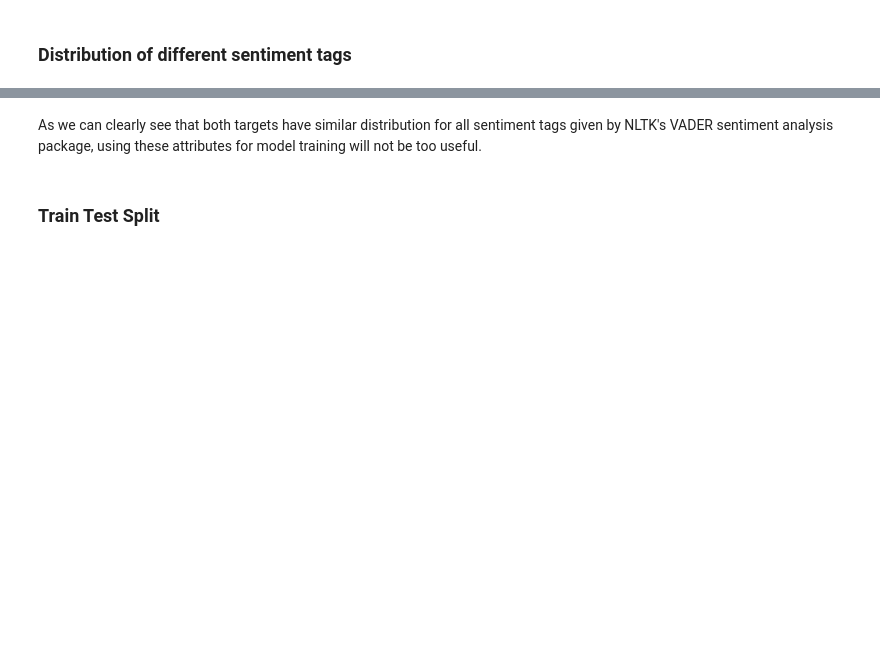
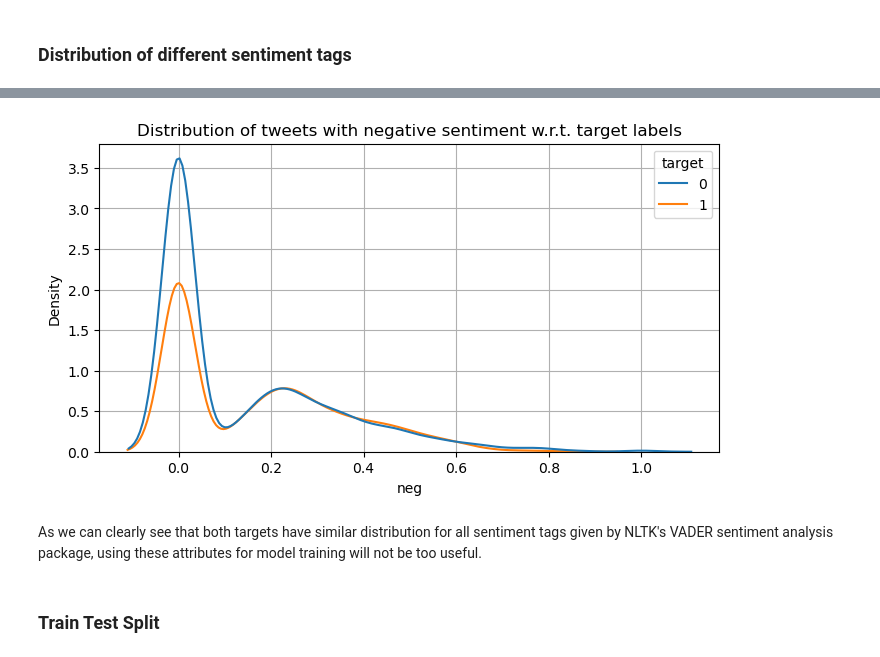
Before and after one commit to Shiska07/Information-Retreval-and-Natural-Language-Processing, a Jupyter notebook: Disaster_Tweets_Classification/Classification using Feature-Engineering and Sentiment Analysis.ipynb, the cells around one changed output, grey strips where cells are left out. Drawn from its saved outputs; the diff is of its cells as text; code cells hidden in the pictures; blank space fills up the shorter version.

```diff
--- a/Disaster_Tweets_Classification/Classification using Feature-Engineering and Sentiment Analysis.ipynb
+++ b/Disaster_Tweets_Classification/Classification using Feature-Engineering and Sentiment Analysis.ipynb
@@ -254,8 +282,10 @@ plt.grid()
 # %%
 plt.figure(figsize = (8,4))
-sns.kdeplot(df, x = 'neg', hue = 'target')
+sns.kdeplot(df_train, x = 'neg', hue = 'target')
 plt.title('Distribution of tweets with negative sentiment w.r.t. target labels')
 plt.grid()
+# %% [output]
+[figure, added]
 # %% [markdown]
 As we can clearly see that both targets have similar distribution for all sentiment tags given by NLTK's VADER sentiment analysis package, using these attributes for model training will not be too useful.
 # %% [markdown]
```
Also changed, not shown: parts of 8 cells of this notebook.
